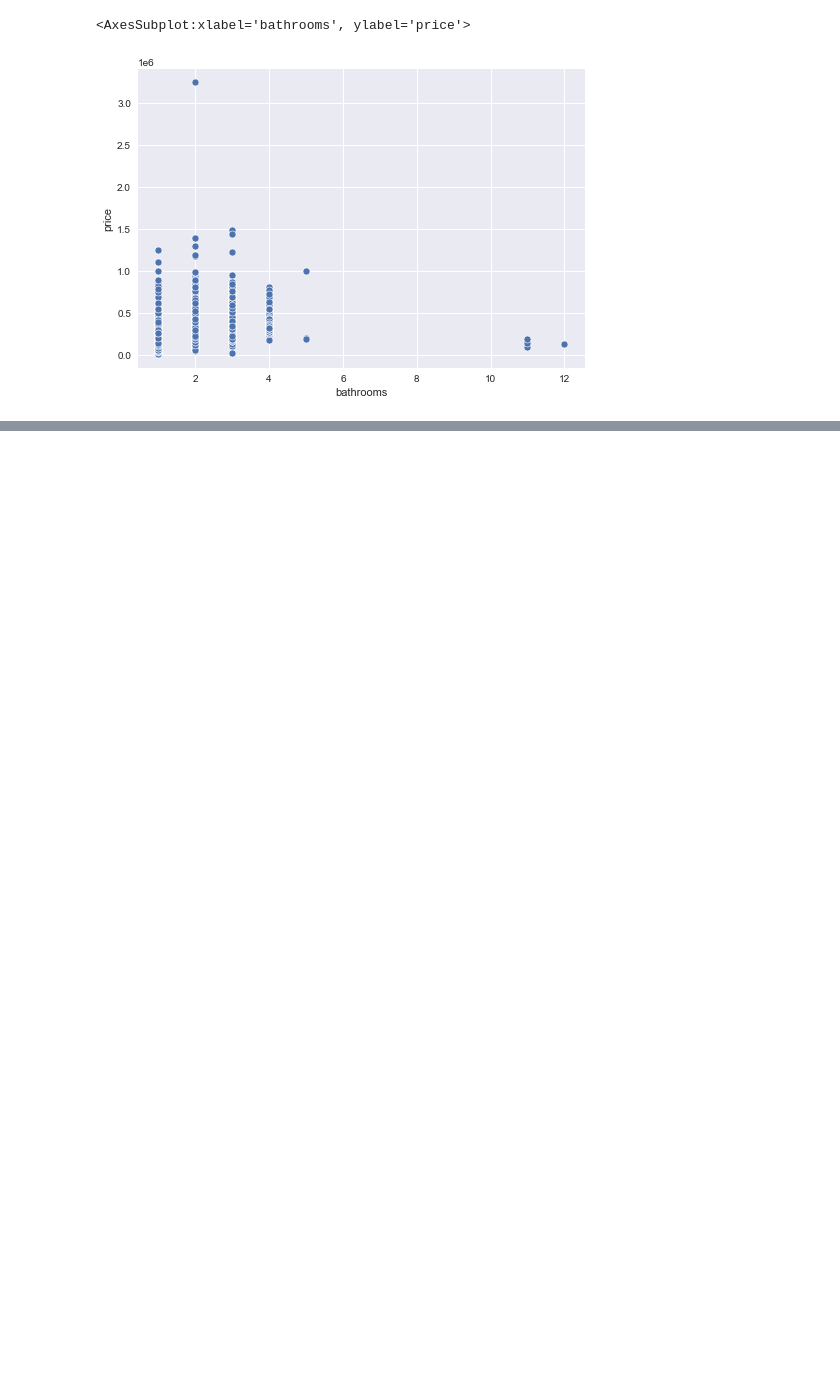
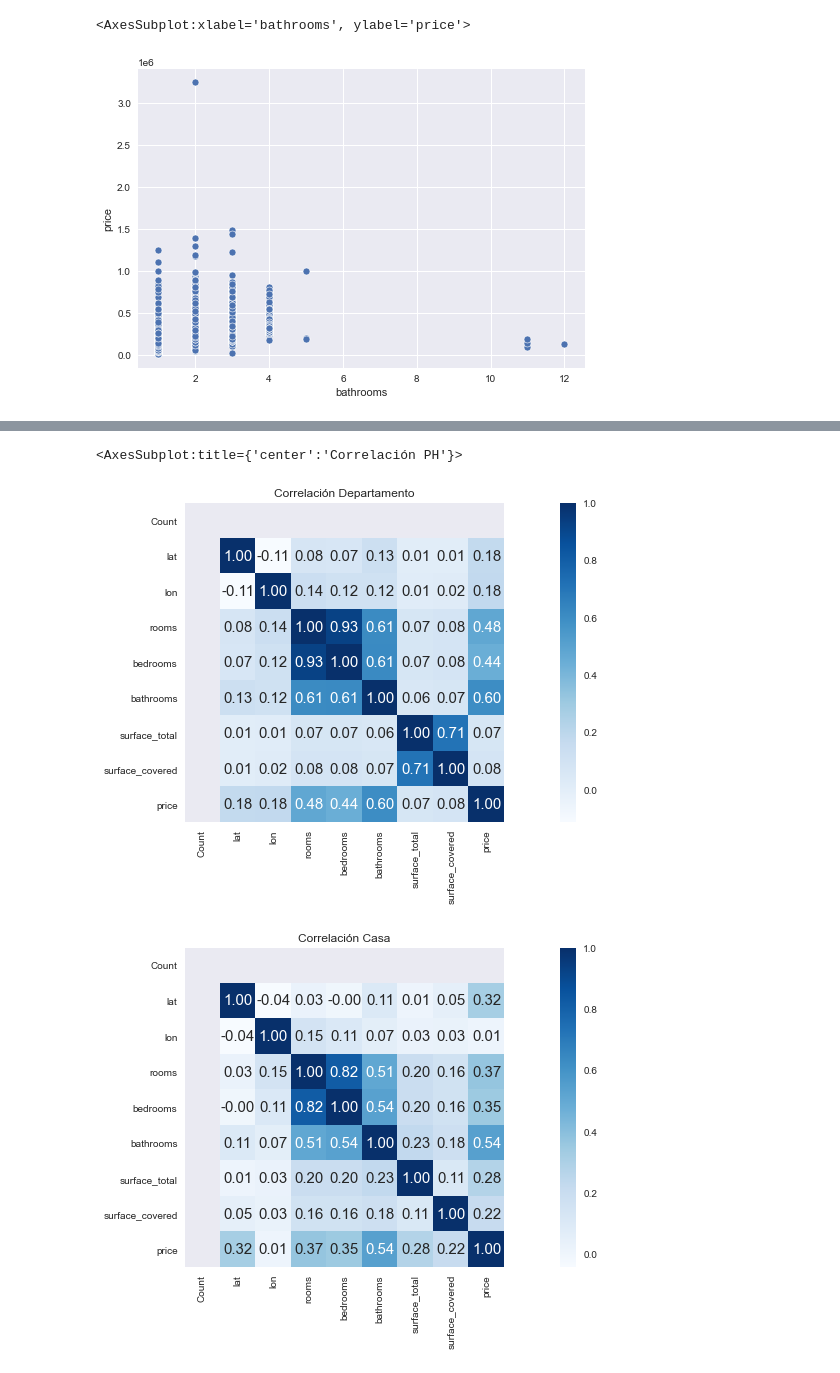
Before and after one commit to ldotto46/01.Proj_Real-State, a Jupyter notebook: Properati_analisys.ipynb, the cells around one changed output, grey strips where cells are left out. Saved outputs shown, nothing was run; the diff lists cells and outputs as text; code cells hidden in the pictures; blank space fills up the shorter version.

```diff
--- a/Properati_analisys.ipynb
+++ b/Properati_analisys.ipynb
@@ -369,0 +375,19 @@ sns.pairplot(data = dfil, palette="Blues_d")
+# %%
+plt.figure(figsize=(20,20))
+plt.subplot(3,1,1)
+plt.title("Correlación Departamento")
+sns.heatmap(ds[ds.property_type== 'Departamento'].corr(), cbar = True,  square = True, annot=True, fmt= '.2f',annot_kws={'size': 15}, cmap= 'Blues')
+
+plt.figure(figsize=(20,20))
+plt.subplot(3,1,2)
+plt.title("Correlación Casa")
+sns.heatmap(ds[ds.property_type== 'Casa'].corr(), cbar = True,  square = True, annot=True, fmt= '.2f',annot_kws={'size': 15}, cmap= 'Blues')
+
+plt.figure(figsize=(24,23))
+plt.subplot(3,3,3)
+plt.title("Correlación PH")
+sns.heatmap(ds[ds.property_type== 'PH'].corr(), cbar = True,  square = True, annot=True, fmt= '.2f',annot_kws={'size': 15}, cmap= 'Blues')
+# %% [output]
+<AxesSubplot:title={'center':'Correlación PH'}>
+[figure, added]
+[figure, added]
```
Also changed, not shown: parts of 9 cells of this notebook.
